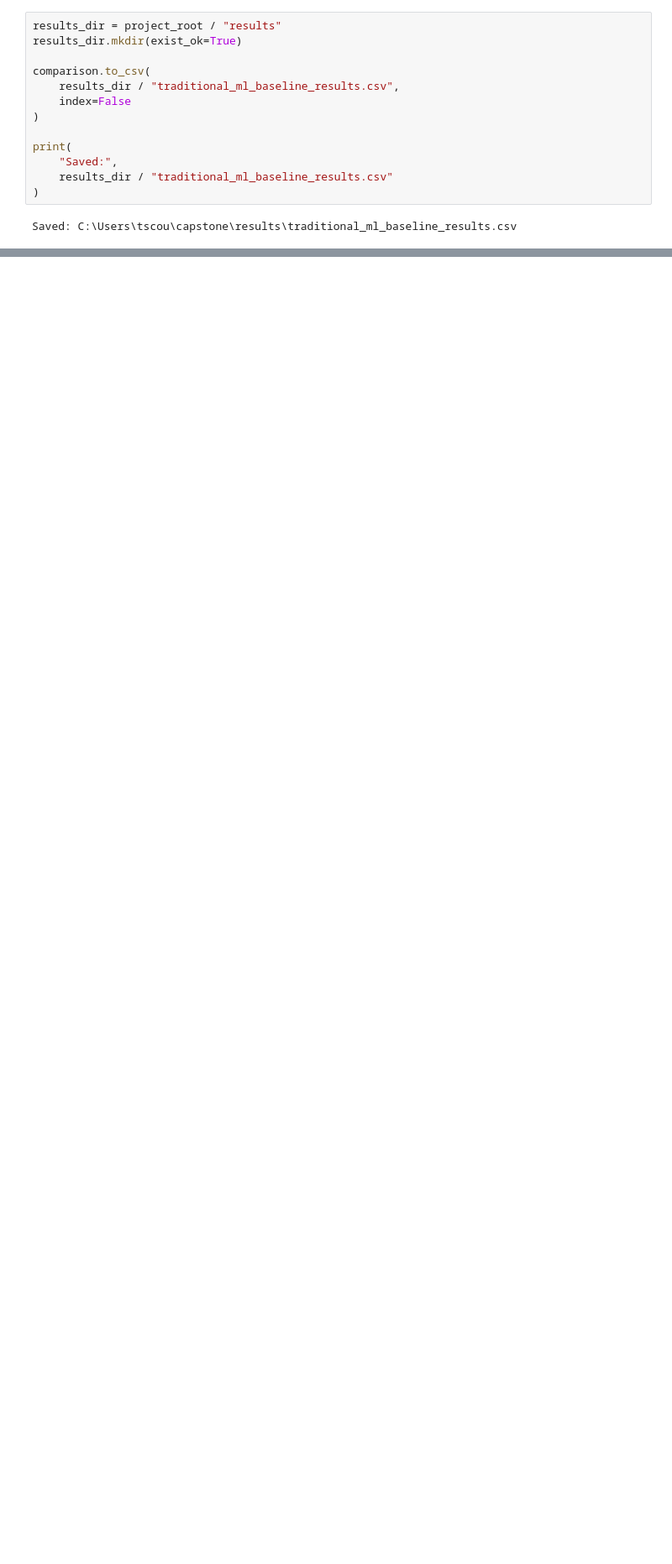
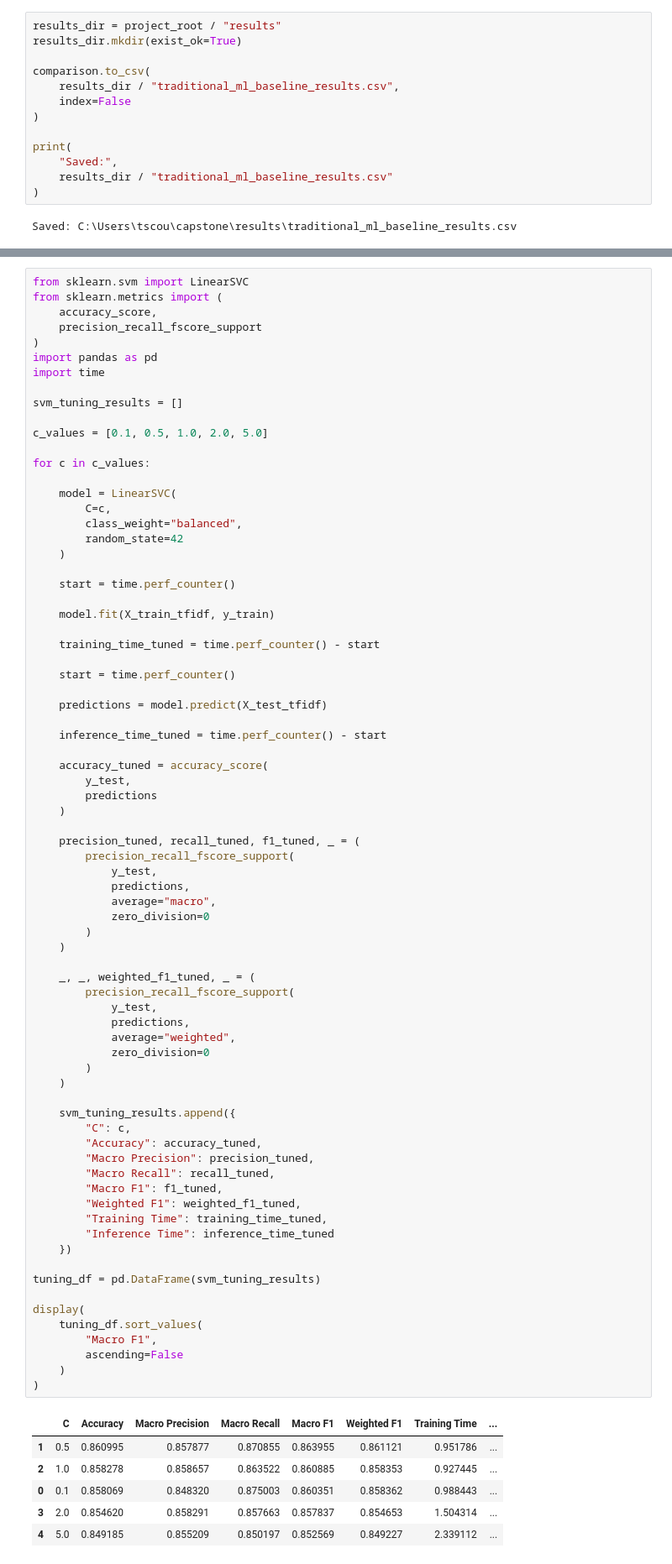
Before and after one commit to tscouton/capstone, a Jupyter notebook: notebooks/02_traditional_ml_baseline.ipynb, the cells around one changed output, grey strips where cells are left out. Shown at 84% size. Saved outputs shown, nothing was run; the diff lists cells and outputs as text; blank space fills up the shorter version.

Commit message:
Complete traditional ML baseline and SVM tuning

```diff
--- a/notebooks/02_traditional_ml_baseline.ipynb
+++ b/notebooks/02_traditional_ml_baseline.ipynb
@@ -455,0 +495,82 @@ Saved: C:\Users\tscou\capstone\results\traditional_ml_baseline_results.csv
+# %%
+from sklearn.svm import LinearSVC
+from sklearn.metrics import (
+    accuracy_score,
+    precision_recall_fscore_support
+)
+import pandas as pd
+import time
+
+svm_tuning_results = []
+
+c_values = [0.1, 0.5, 1.0, 2.0, 5.0]
+
+for c in c_values:
+
+    model = LinearSVC(
+        C=c,
+        class_weight="balanced",
+        random_state=42
+    )
+
+    start = time.perf_counter()
+
+    model.fit(X_train_tfidf, y_train)
+
+    training_time_tuned = time.perf_counter() - start
+
+    start = time.perf_counter()
+
+    predictions = model.predict(X_test_tfidf)
+
+    inference_time_tuned = time.perf_counter() - start
+
+    accuracy_tuned = accuracy_score(
+        y_test,
+        predictions
+    )
+
+    precision_tuned, recall_tuned, f1_tuned, _ = (
+        precision_recall_fscore_support(
+            y_test,
+            predictions,
+            average="macro",
+            zero_division=0
+        )
+    )
+
+    _, _, weighted_f1_tuned, _ = (
+        precision_recall_fscore_support(
+            y_test,
+            predictions,
+            average="weighted",
+            zero_division=0
+        )
+    )
+
+    svm_tuning_results.append({
+        "C": c,
+        "Accuracy": accuracy_tuned,
+        "Macro Precision": precision_tuned,
+        "Macro Recall": recall_tuned,
+        "Macro F1": f1_tuned,
+        "Weighted F1": weighted_f1_tuned,
+        "Training Time": training_time_tuned,
+        "Inference Time": inference_time_tuned
+    })
+
+tuning_df = pd.DataFrame(svm_tuning_results)
+
+display(
+    tuning_df.sort_values(
+        "Macro F1",
+        ascending=False
+    )
+)
+# %% [output]
+|  | C | Accuracy | Macro Precision | Macro Recall | Macro F1 | Weighted F1 | Training Time | ... |
+| 1 | 0.5 | 0.860995 | 0.857877 | 0.870855 | 0.863955 | 0.861121 | 0.951786 | ... |
+| 2 | 1.0 | 0.858278 | 0.858657 | 0.863522 | 0.860885 | 0.858353 | 0.927445 | ... |
+| 0 | 0.1 | 0.858069 | 0.848320 | 0.875003 | 0.860351 | 0.858362 | 0.988443 | ... |
+| 3 | 2.0 | 0.854620 | 0.858291 | 0.857663 | 0.857837 | 0.854653 | 1.504314 | ... |
+| 4 | 5.0 | 0.849185 | 0.855209 | 0.850197 | 0.852569 | 0.849227 | 2.339112 | ... |
```
Also changed, not shown: parts of 13 cells of this notebook, 4 other files.
